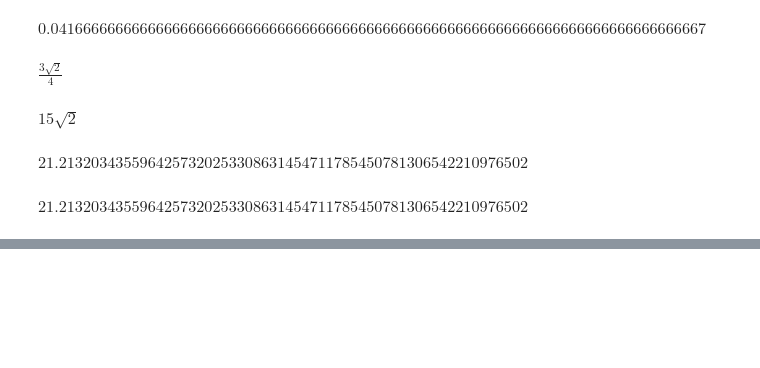
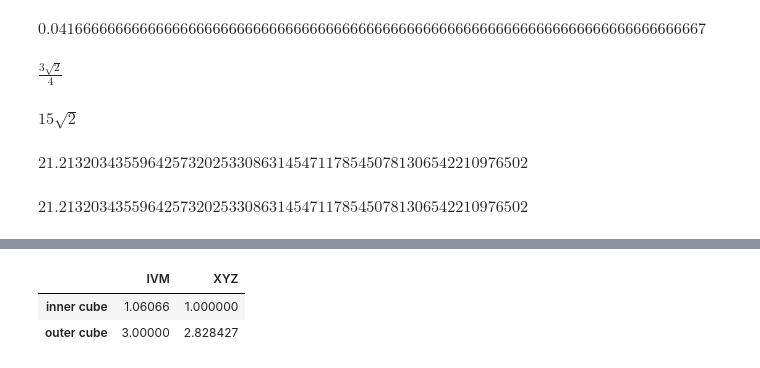
Before and after one commit to 4dsolutions/elite_school, a Jupyter notebook: TheCabal.ipynb, the cells around one changed output, grey strips where cells are left out. Drawn from its saved outputs; the diff is of its cells as text; code cells hidden in the pictures; blank space fills up the shorter version.

```diff
--- a/TheCabal.ipynb
+++ b/TheCabal.ipynb
@@ -341,3 +341,11 @@ sp.N(Syn3 * 20, 60)
 $\displaystyle 21.2132034355964257320253308631454711785450781306542210976502$
 # %% [markdown]
 <a data-flickr-embed="true" href="https://www.flickr.com/photos/kirbyurner/4884379922/in/dateposted-public/" title="Concentric Hierarchy"><img src="https://live.staticflickr.com/4099/4884379922_5586466ab3_z.jpg" width="480" height="640" alt="Concentric Hierarchy"></a><script async src="//embedr.flickr.com/assets/client-code.js" charset="utf-8"></script>
+# %%
+import numpy as np
+S3 = np.sqrt(9/8)
+
+xyz_outer_cube_volume = np.sqrt(2)**3
+xyz_inner_cube_volume = 1
+ivm_outer_cube_volume = xyz_outer_cube_volume * S3
+ivm_inner_cube_volume = xyz_inner_cube_volume * S3
@@ -343,0 +354,9 @@ $\displaystyle 21.2132034355964257320253308631454711785450781306542210976502$
+# %%
+vtable = pd.DataFrame({"IVM":[ivm_inner_cube_volume, ivm_outer_cube_volume],
+                       "XYZ":[xyz_inner_cube_volume, xyz_outer_cube_volume]},
+                        index = ["inner cube", "outer cube"])
+vtable
+# %% [output]
+|  | IVM | XYZ |
+| inner cube | 1.06066 | 1.000000 |
+| outer cube | 3.00000 | 2.828427 |
```
Also changed, not shown: parts of 2 cells of this notebook.
